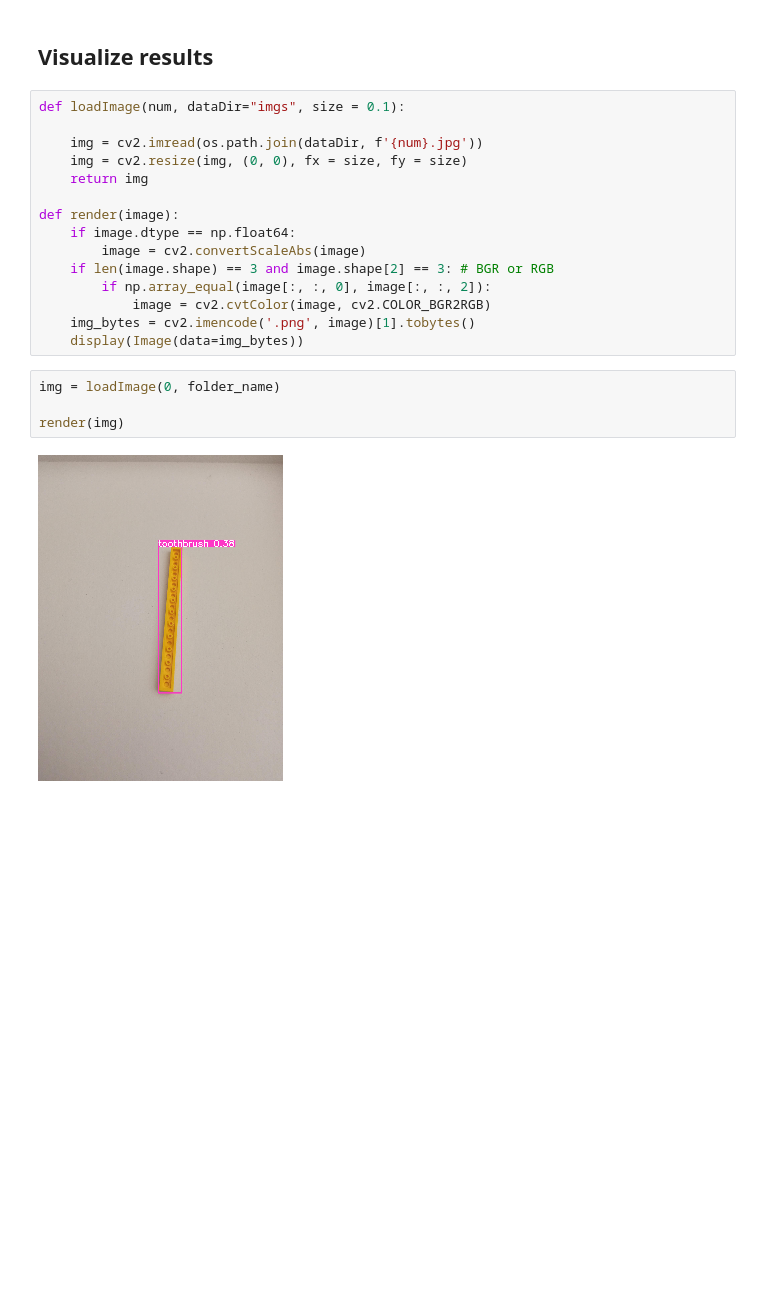
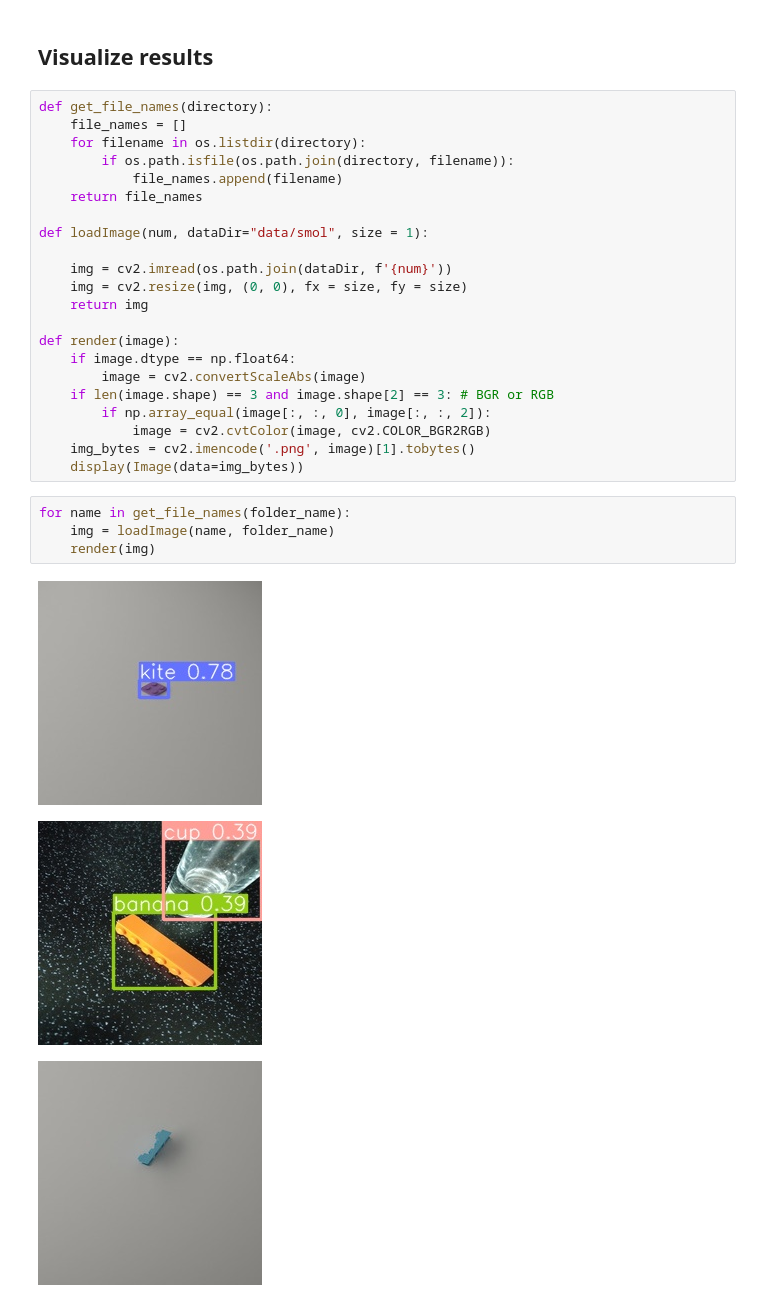
Before and after one commit to Johnny-droid/Lego-Image-Detector, a Jupyter notebook: p2/task3.ipynb, the cells around one changed output. Cells and saved outputs as stored; diff of their text form; blank space fills up the shorter version.

```diff
--- a/p2/task3.ipynb
+++ b/p2/task3.ipynb
@@ -64,9 +107,16 @@ xyxyn: tensor([[0.4916, 0.2810, 0.5863, 0.7291]])
 # %% [markdown]
 ## Visualize results
 # %%
-def loadImage(num, dataDir="imgs", size = 0.1):
+def get_file_names(directory):
+    file_names = []
+    for filename in os.listdir(directory):
+        if os.path.isfile(os.path.join(directory, filename)):
+            file_names.append(filename)
+    return file_names
 
-    img = cv2.imread(os.path.join(dataDir, f'{num}.jpg'))
+def loadImage(num, dataDir="data/smol", size = 1):
+
+    img = cv2.imread(os.path.join(dataDir, f'{num}'))
     img = cv2.resize(img, (0, 0), fx = size, fy = size)
     return img
 
@@ -79,8 +129,10 @@ def render(image):
     img_bytes = cv2.imencode('.png', image)[1].tobytes()
     display(Image(data=img_bytes))
 # %%
-img = loadImage(0, folder_name)
-
-render(img)
+for name in get_file_names(folder_name):
+    img = loadImage(name, folder_name)
+    render(img)
 # %% [output]
-[figure, old version]
+[figure, new version]
+[figure, added]
+[figure, added]
```
Also changed, not shown: parts of 8 cells of this notebook, 12 other files.
